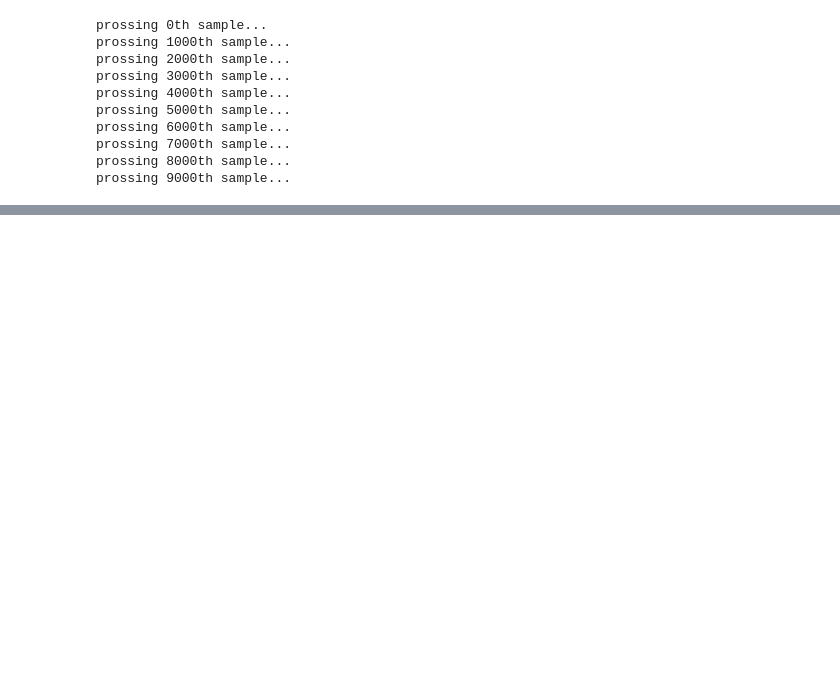
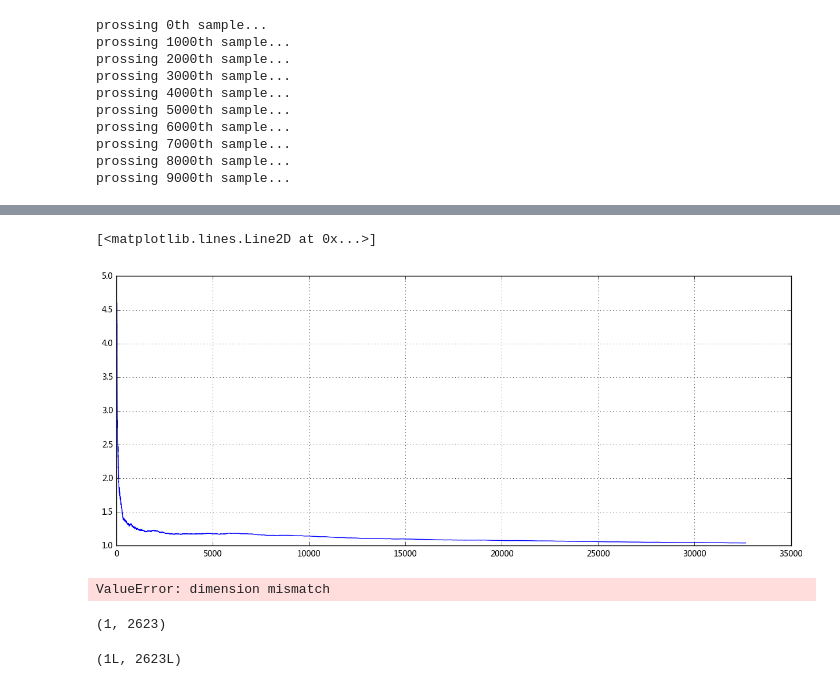
Before and after one commit to ZJUZT/FM-AdaGrad, a Jupyter notebook: Factorization Machines.ipynb, the cells around one changed output, grey strips where cells are left out. Saved outputs shown, nothing was run; the diff lists cells and outputs as text; code cells hidden in the pictures; blank space fills up the shorter version.

Commit message:
add adagrad FM

```diff
--- a/Factorization Machines.ipynb
+++ b/Factorization Machines.ipynb
@@ -239,0 +407,12 @@ plt.plot(mse)
+# %%
+(train_data, y_train, train_users, train_items) = loadData("ua.base")
+(test_data, y_test, test_users, test_items) = loadData("ua.test")
+
+v = DictVectorizer()
+X_train = v.fit_transform(train_data)
+X_test = v.transform(test_data)
+fm_adagrad = FM_ADAGRAD(iter_num=1,
+               learning_rate=0.2,
+               factors_num=10,
+               reg=0.1)
+fm_adagrad.train(X_train,y_train)
@@ -239,0 +438,9 @@ plt.plot(mse)
+# %%
+%matplotlib inline
+from pylab import rcParams
+rcParams['figure.figsize'] = 15,6
+plt.grid(True)
+plt.plot(fm_adagrad.mse)
+# %% [output]
+[<matplotlib.lines.Line2D at 0x...>]
+[figure, added]
@@ -239,0 +449,4 @@ plt.plot(mse)
+# %%
+X * b
+# %% [output]
+ValueError: dimension mismatch
@@ -239,0 +455,8 @@ plt.plot(mse)
+# %%
+X.shape
+# %% [output]
+(1, 2623)
+# %%
+b.shape
+# %% [output]
+(1L, 2623L)
```
Also changed, not shown: parts of 11 cells of this notebook, 1 other file.
